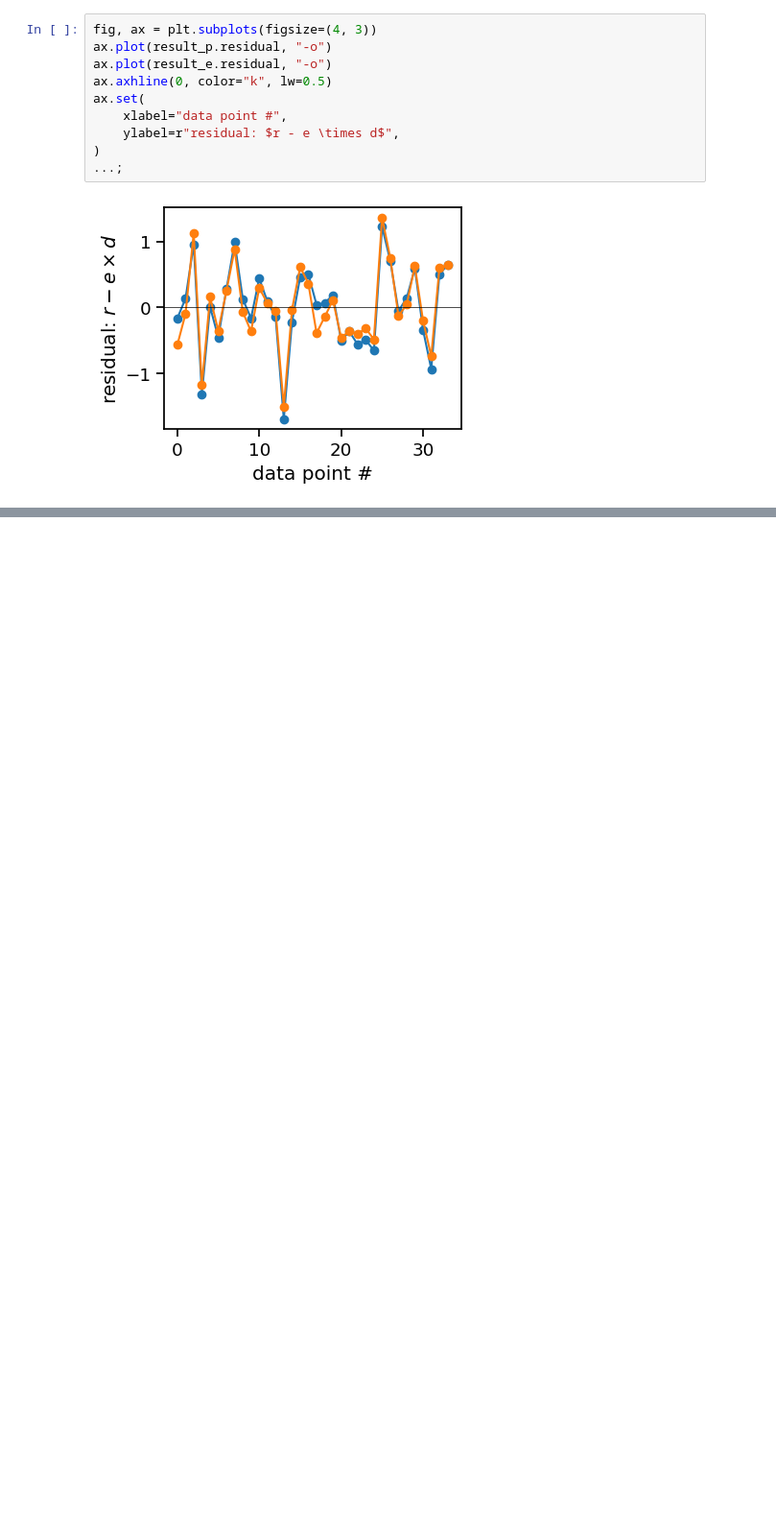
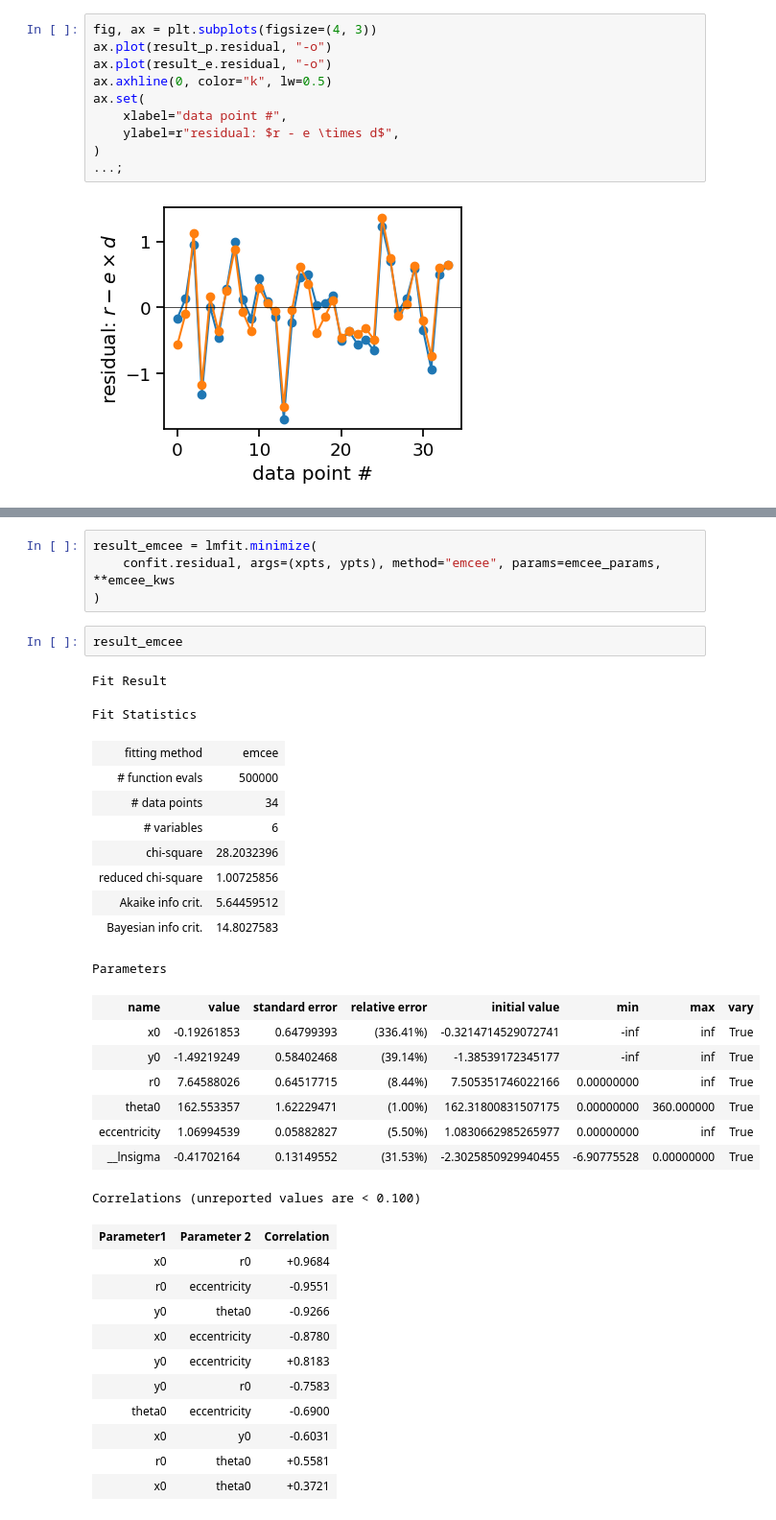
Before and after one commit to div-B-equals-0/confitti, a Jupyter notebook: notebooks/demo03-proplyd.ipynb, the cells around one changed output, grey strips where cells are left out. Shown at 96% size. Saved outputs shown, nothing was run; the diff lists cells and outputs as text; blank space fills up the shorter version.

```diff
--- a/notebooks/demo03-proplyd.ipynb
+++ b/notebooks/demo03-proplyd.ipynb
@@ -164,0 +189,37 @@ ax.set(
+# %%
+result_emcee = lmfit.minimize(
+    confit.residual, args=(xpts, ypts), method="emcee", params=emcee_params, **emcee_kws
+)
+# %%
+result_emcee
+# %% [output]
+Fit Result
+Fit Statistics
+| fitting method | emcee |
+| # function evals | 500000 |
+| # data points | 34 |
+| # variables | 6 |
+| chi-square | 28.2032396 |
+| reduced chi-square | 1.00725856 |
+| Akaike info crit. | 5.64459512 |
+| Bayesian info crit. | 14.8027583 |
+Parameters
+| name | value | standard error | relative error | initial value | min | max | vary |
+| x0 | -0.19261853 | 0.64799393 | (336.41%) | -0.3214714529072741 | -inf | inf | True |
+| y0 | -1.49219249 | 0.58402468 | (39.14%) | -1.38539172345177 | -inf | inf | True |
+| r0 | 7.64588026 | 0.64517715 | (8.44%) | 7.505351746022166 | 0.00000000 | inf | True |
+| theta0 | 162.553357 | 1.62229471 | (1.00%) | 162.31800831507175 | 0.00000000 | 360.000000 | True |
+| eccentricity | 1.06994539 | 0.05882827 | (5.50%) | 1.0830662985265977 | 0.00000000 | inf | True |
+| __lnsigma | -0.41702164 | 0.13149552 | (31.53%) | -2.3025850929940455 | -6.90775528 | 0.00000000 | True |
+Correlations (unreported values are < 0.100)
+| Parameter1 | Parameter 2 | Correlation |
+| x0 | r0 | +0.9684 |
+| r0 | eccentricity | -0.9551 |
+| y0 | theta0 | -0.9266 |
+| x0 | eccentricity | -0.8780 |
+| y0 | eccentricity | +0.8183 |
+| y0 | r0 | -0.7583 |
+| theta0 | eccentricity | -0.6900 |
+| x0 | y0 | -0.6031 |
+| r0 | theta0 | +0.5581 |
+| x0 | theta0 | +0.3721 |
```
Also changed, not shown: parts of 20 cells of this notebook, 13 other files.
